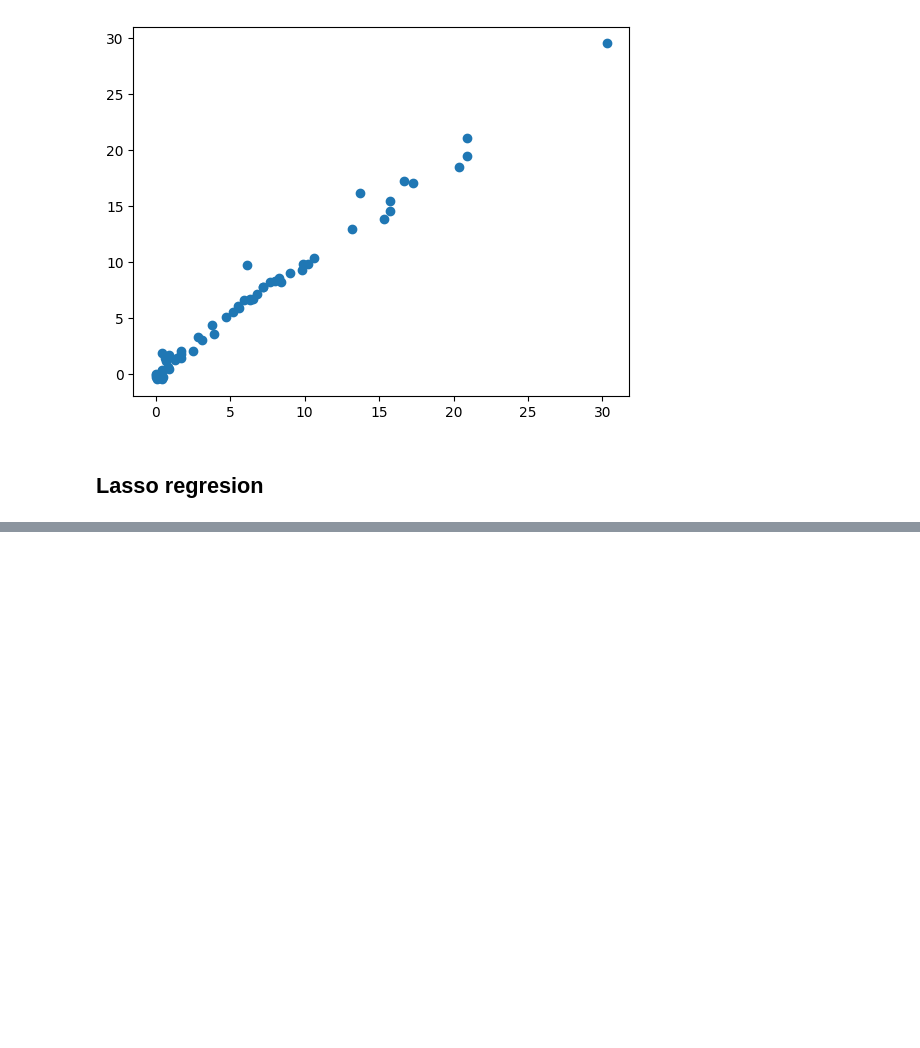
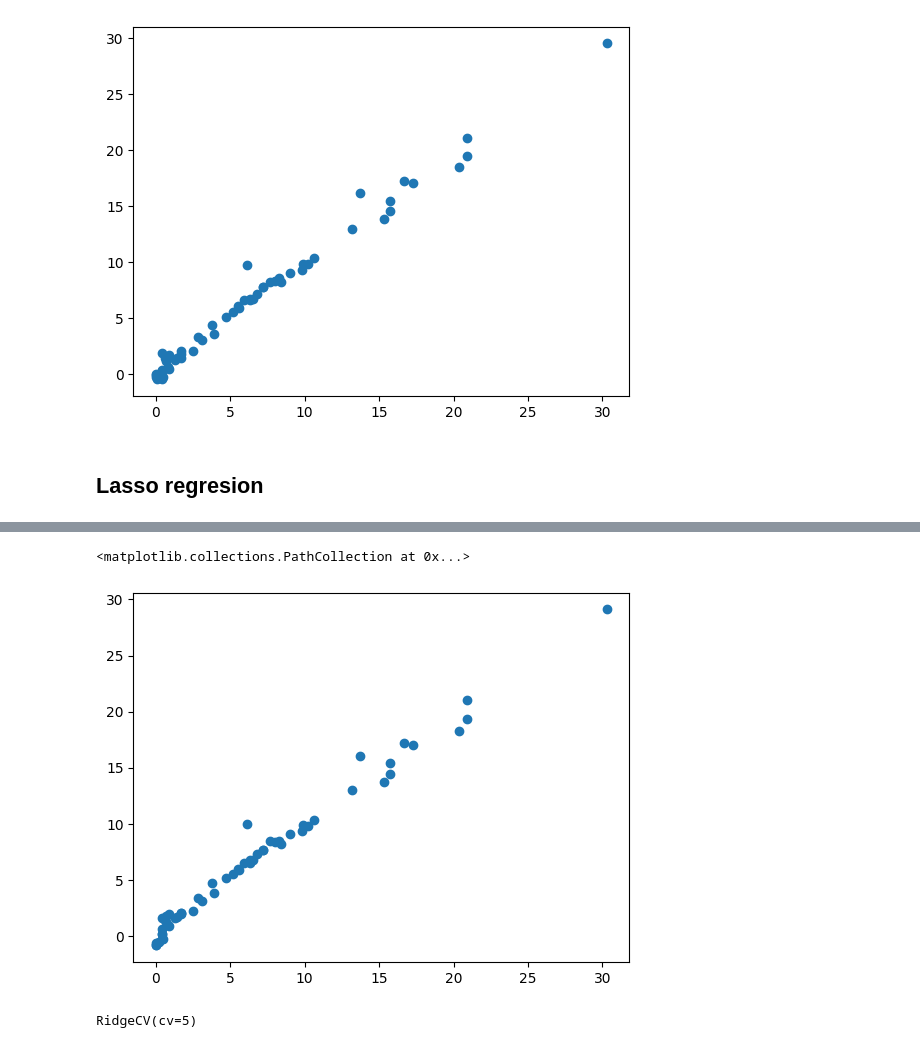
Before and after one commit to coding-ninza-shivam/Machine-Learning, a Jupyter notebook: ML Projects/1. Algerian Forest Fire/model_training.ipynb, the cells around one changed output, grey strips where cells are left out. Saved outputs shown, nothing was run; the diff lists cells and outputs as text; code cells hidden in the pictures; blank space fills up the shorter version.

```diff
--- a/ML Projects/1. Algerian Forest Fire/model_training.ipynb
+++ b/ML Projects/1. Algerian Forest Fire/model_training.ipynb
@@ -184,0 +203,7 @@ plt.scatter(y_test, y_pred)
+# %%
+ridge.fit(X_train_scaled,y_train)
+y_pred = ridge.predict(X_test_scaled)
+mae = mean_absolute_error(y_test,y_pred)
+score=r2_score(y_test,y_pred)
+print("Mean Absolute Error ",mae)
+print("R2 Score ",score)
@@ -184,0 +215,10 @@ plt.scatter(y_test, y_pred)
+# %%
+from sklearn.linear_model import ElasticNet
+elastic= ElasticNet()
+# %%
+elastic.fit(X_train_scaled,y_train)
+y_pred = elastic.predict(X_test_scaled)
+mae = mean_absolute_error(y_test,y_pred)
+score=r2_score(y_test,y_pred)
+print("Mean Absolute Error ",mae)
+print("R2 Score ",score)
@@ -184,0 +230,4 @@ plt.scatter(y_test, y_pred)
+# %%
+from sklearn.linear_model import LassoCV
+LCV=LassoCV(cv=5)
+LCV.fit(X_train_scaled,y_train)
@@ -184,0 +298,6 @@ plt.scatter(y_test, y_pred)
+# %%
+y_pred= LCV.predict(X_test_scaled)
+plt.scatter(y_test,y_pred)
+# %% [output]
+<matplotlib.collections.PathCollection at 0x...>
+[figure, added]
@@ -184,0 +307,4 @@ plt.scatter(y_test, y_pred)
+# %%
+rcv.fit(X_train_scaled,y_train)
+# %% [output]
+RidgeCV(cv=5)
```
Also changed, not shown: parts of 18 cells of this notebook.
